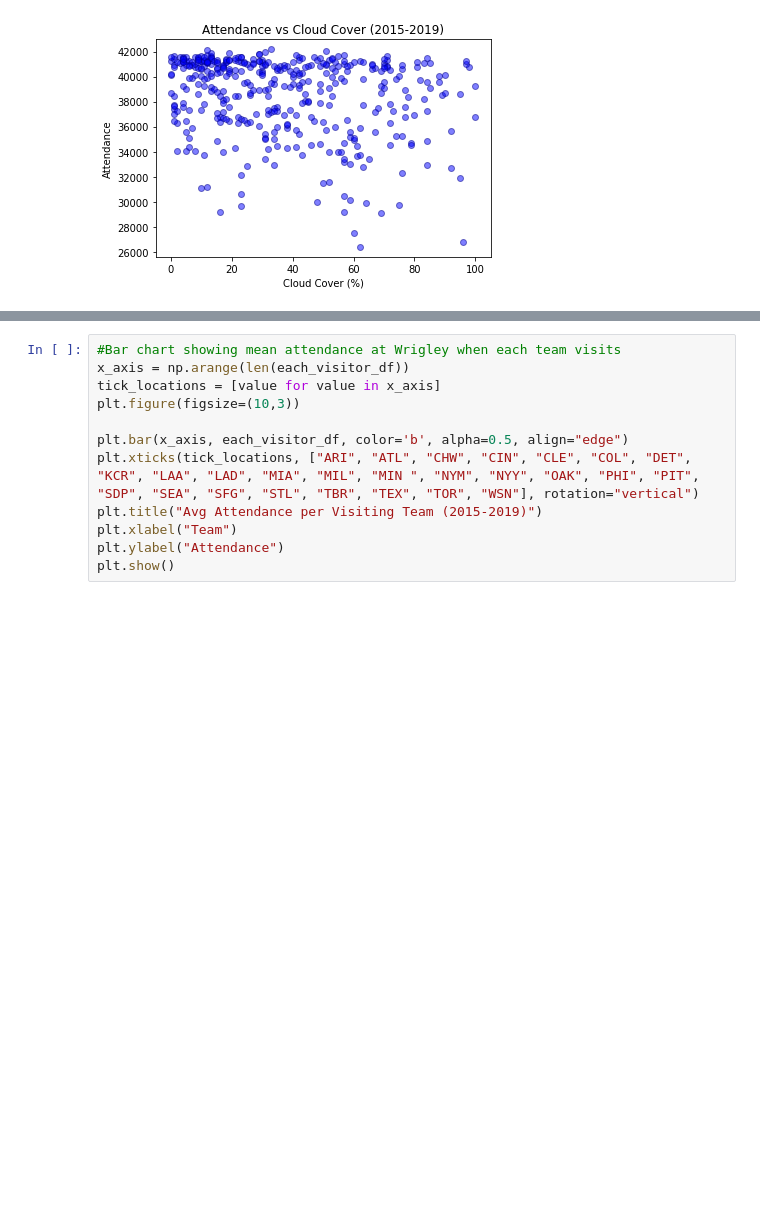
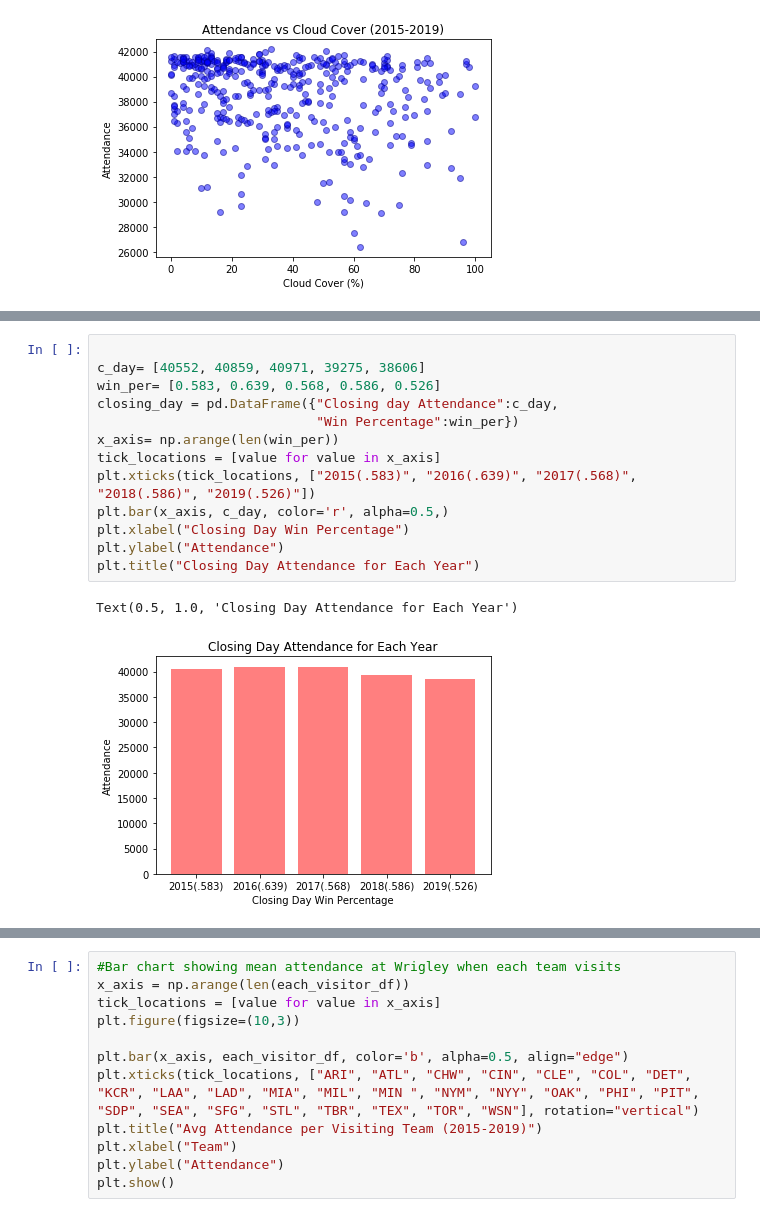
Before and after one commit to s-w-duncan/Project-Awesome-Team-4, a Jupyter notebook: Presentation_Analysis.ipynb, the cells around one changed output, grey strips where cells are left out. Drawn from its saved outputs; the diff is of its cells as text; blank space fills up the shorter version.

```diff
--- a/Presentation_Analysis.ipynb
+++ b/Presentation_Analysis.ipynb
@@ -139,2 +136,18 @@ visit_df = cubs_df.copy()
+# %%
+
+c_day= [40552, 40859, 40971, 39275, 38606]
+win_per= [0.583, 0.639, 0.568, 0.586, 0.526]
+closing_day = pd.DataFrame({"Closing day Attendance":c_day,
+                            "Win Percentage":win_per})
+x_axis= np.arange(len(win_per))
+tick_locations = [value for value in x_axis]
+plt.xticks(tick_locations, ["2015(.583)", "2016(.639)", "2017(.568)", "2018(.586)", "2019(.526)"])
+plt.bar(x_axis, c_day, color='r', alpha=0.5,)
+plt.xlabel("Closing Day Win Percentage")
+plt.ylabel("Attendance")
+plt.title("Closing Day Attendance for Each Year")
+# %% [output]
+Text(0.5, 1.0, 'Closing Day Attendance for Each Year')
+[figure, added]
 # %%
 #Mean attendance at Wrigley Field when each opponent visits
```
Also changed, not shown: parts of 22 cells of this notebook.
